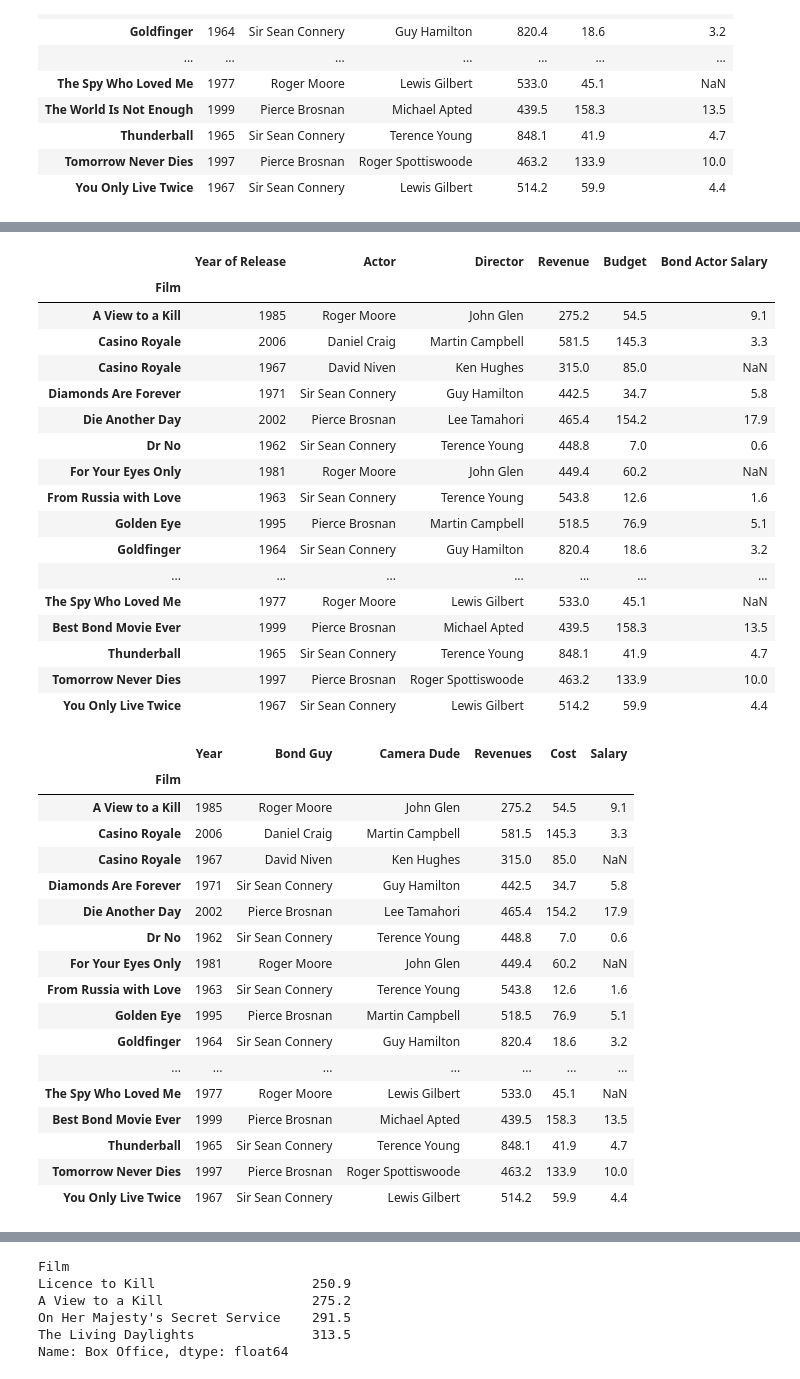
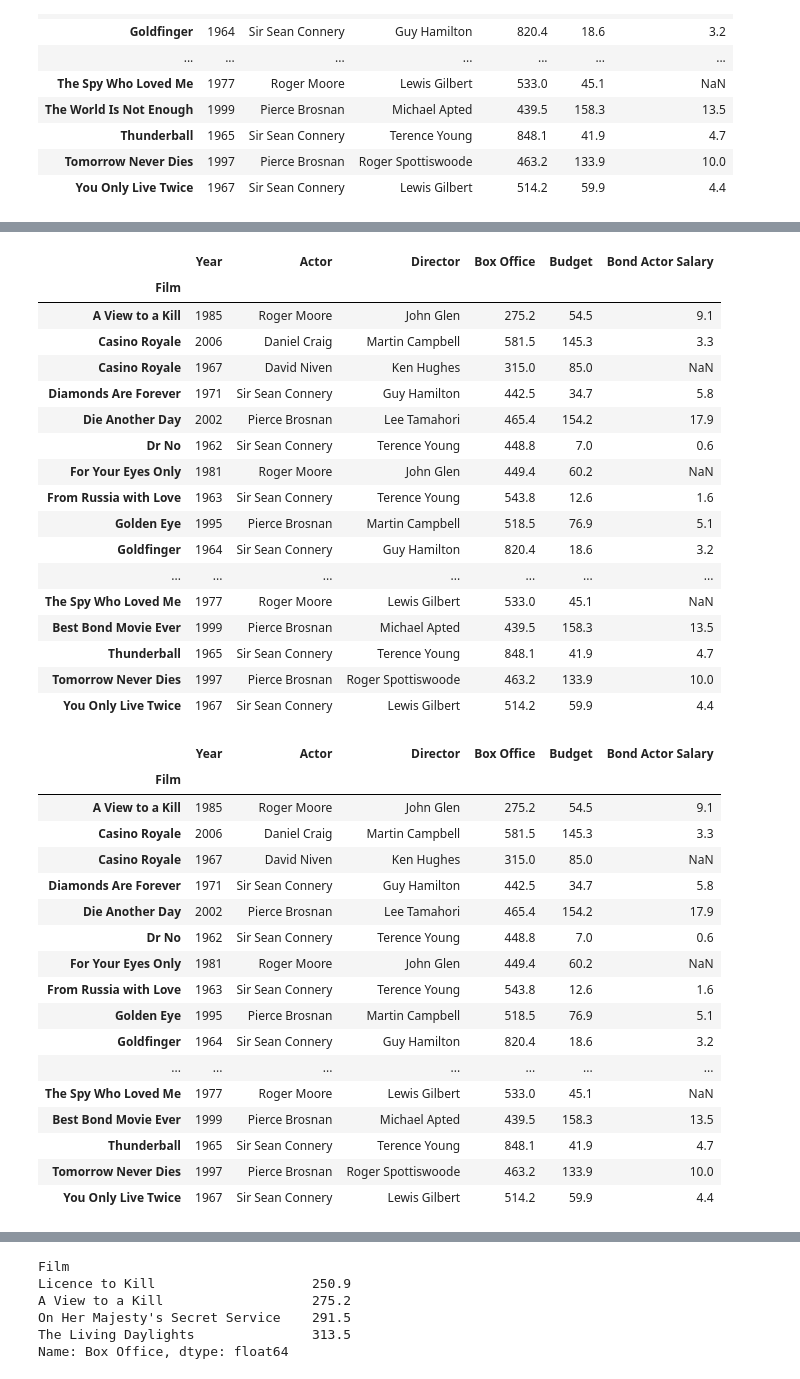
Before and after one commit to mendes078/Dados, a Jupyter notebook: Arquivos/06 - DataFrame III.ipynb, the cells around one changed output, grey strips where cells are left out. Saved outputs shown, nothing was run; the diff lists cells and outputs as text; code cells hidden in the pictures.

```diff
--- a/Arquivos/06 - DataFrame III.ipynb
+++ b/Arquivos/06 - DataFrame III.ipynb
@@ -148,6 +148,6 @@ bond
 is_sean_connery = bond["Actor"] == "Sean Connery"
 bond.loc[is_sean_connery, "Actor"] = "Sir Sean Connery"
 # %%
-bond = bond.rename(columns = {"Year": "Year of Release", "Box Office": "Revenue"})
+# bond = bond.rename(columns = {"Year": "Year of Release", "Box Office": "Revenue"})
 bond
 # %% [output]
@@ -179,7 +179,7 @@ swaps = {
 bond = bond.rename(index = swaps)
 bond
 # %% [output]
-|  | Year of Release | Actor | Director | Revenue | Budget | Bond Actor Salary |
+|  | Year | Actor | Director | Box Office | Budget | Bond Actor Salary |
 | Film |  |  |  |  |  |  |
 | A View to a Kill | 1985 | Roger Moore | John Glen | 275.2 | 54.5 | 9.1 |
 | Casino Royale | 2006 | Daniel Craig | Martin Campbell | 581.5 | 145.3 | 3.3 |
@@ -198,10 +198,10 @@ bond
 | Tomorrow Never Dies | 1997 | Pierce Brosnan | Roger Spottiswoode | 463.2 | 133.9 | 10.0 |
 | You Only Live Twice | 1967 | Sir Sean Connery | Lewis Gilbert | 514.2 | 59.9 | 4.4 |
 # %%
-bond.columns = ["Year", "Bond Guy", "Camera Dude", "Revenues", "Cost", "Salary"]
+# bond.columns = ["Year", "Bond Guy", "Camera Dude", "Revenues", "Cost", "Salary"]
 bond
 # %% [output]
-|  | Year | Bond Guy | Camera Dude | Revenues | Cost | Salary |
+|  | Year | Actor | Director | Box Office | Budget | Bond Actor Salary |
 | Film |  |  |  |  |  |  |
 | A View to a Kill | 1985 | Roger Moore | John Glen | 275.2 | 54.5 | 9.1 |
 | Casino Royale | 2006 | Daniel Craig | Martin Campbell | 581.5 | 145.3 | 3.3 |
```
Also changed, not shown: parts of 6 cells of this notebook.
